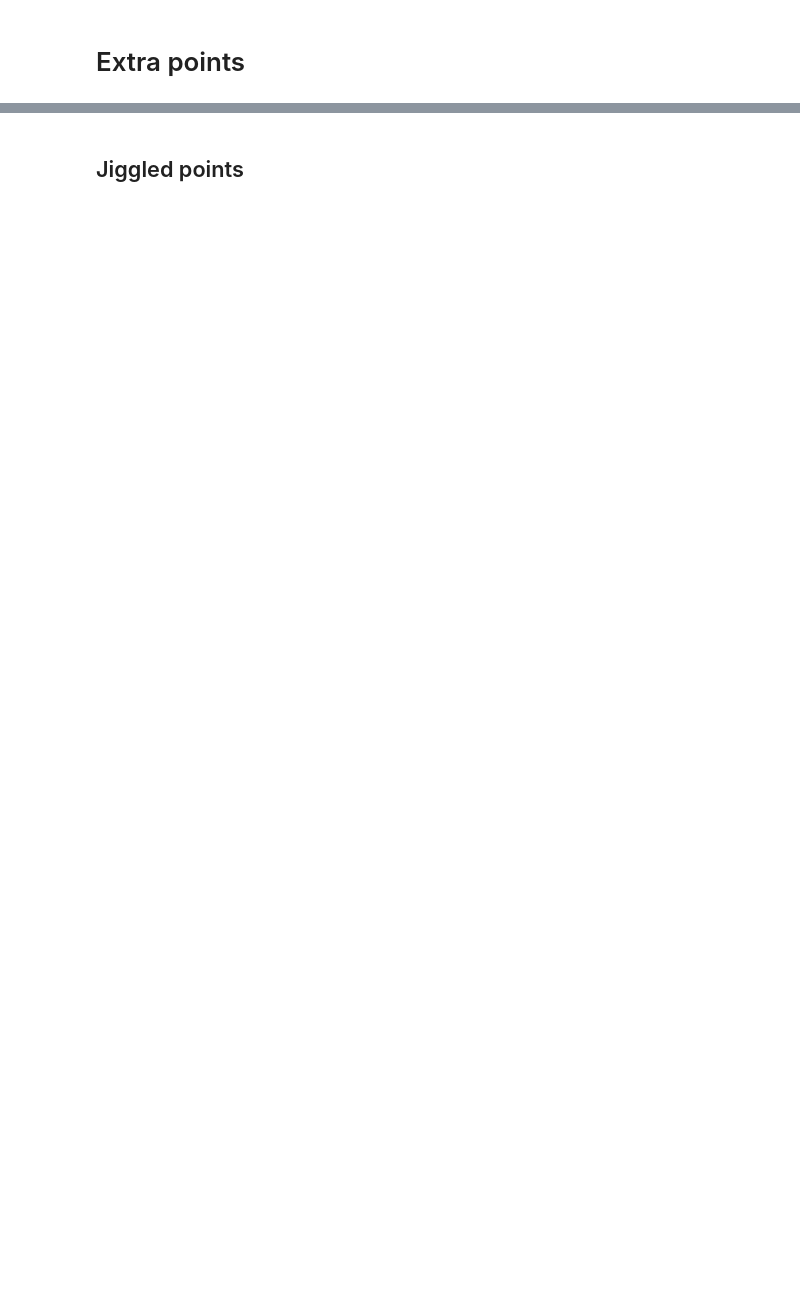
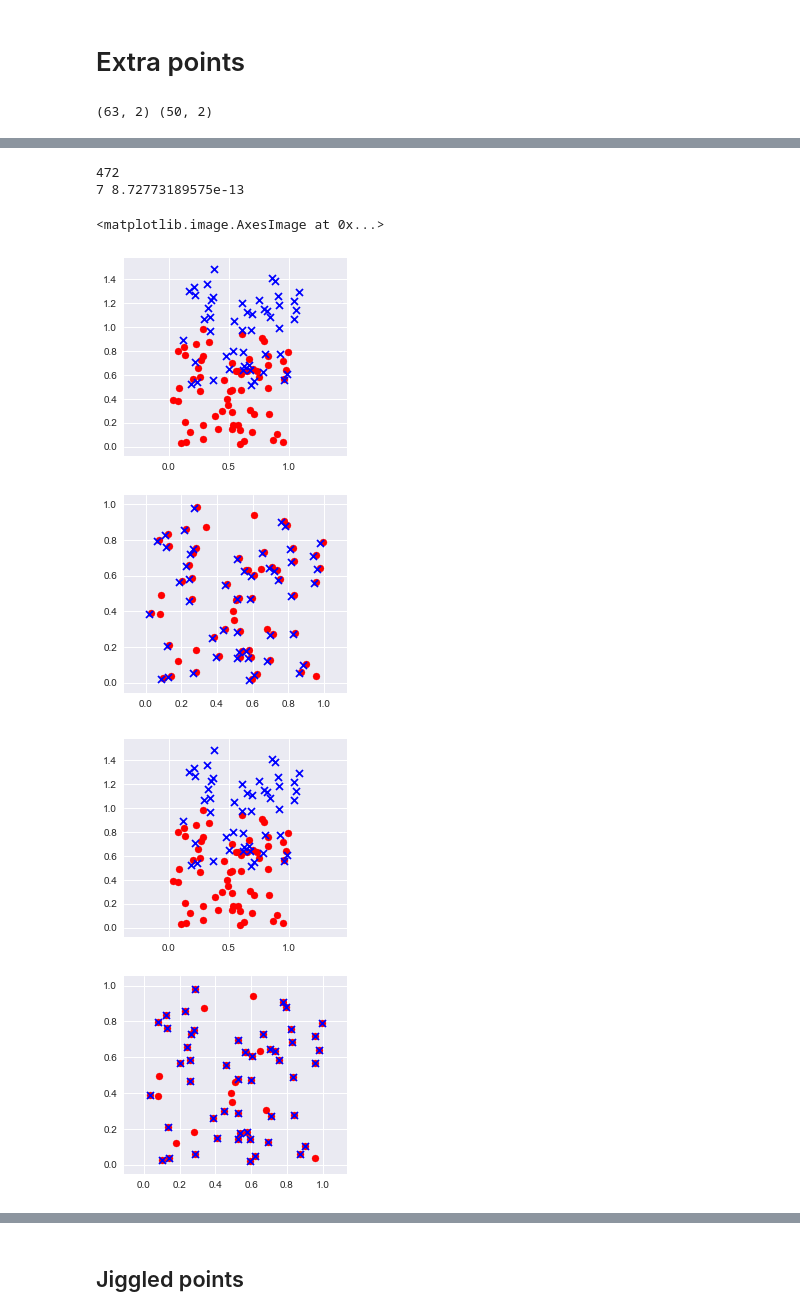
Before and after one commit to david-hoffman/pyPALM, a Jupyter notebook: notebooks/Point Matching testing internal implementation.ipynb, the cells around one changed output, grey strips where cells are left out. Drawn from its saved outputs; the diff is of its cells as text; code cells hidden in the pictures; blank space fills up the shorter version.

```diff
--- a/notebooks/Point Matching testing internal implementation.ipynb
+++ b/notebooks/Point Matching testing internal implementation.ipynb
@@ -468,21 +248,24 @@ plot_results(ps1, ps2, result2)
 trans = np.random.rand(1, 2) * 1
 
 realpnts = np.random.rand(50, 2)
-ps1 = np.concatenate((realpnts, np.random.rand(20, 2)), axis=0)
-ps2 = np.concatenate((realpnts, np.random.rand(20, 2)), axis=0) + trans
+ps1 = np.concatenate((realpnts, np.random.rand(np.random.randint(20), 2)), axis=0)
+ps2 = np.concatenate((realpnts, np.random.rand(np.random.randint(20), 2)), axis=0) + trans
+print(ps1.shape, ps2.shape)
+# %% [output]
+(63, 2) (50, 2)
 # %%
 kwargs1 = dict(t=None, sigma2=None, maxIterations=1000, tolerance=1e-6, w=0.2)
-kwargs2 = dict(tol=1e-6, maxiters=1000, weight=0.2, init_var=None, transform=None)
+kwargs2 = dict(tol=1e-6, maxiters=1000, weight=0.2, init_var=None)
 reg1 = translation_registration(ps1, ps2, **kwargs1)
-reg2 = TranslationCPD(ps1, ps2)
+reg2 = myreg.TranslationCPD(ps1, ps2)
 
 with np.errstate(invalid="raise"):
     result1 = reg1.register(None)
     result2 = reg2(**kwargs2)
-if not np.array_equal(result1[1], result2[1]):
     print(reg1.iteration)
-    print(reg2.iteration)
+    print(reg2.iteration, reg2.rmse)
 
     plot_results(ps1, ps2, result1[0])
-    plot_results(ps1, ps2, result2[0])
+    plot_results(ps1, ps2, result2)
+plt.matshow(reg2.p_old)
 # %% [output]
@@ -494,0 +274,5 @@ if not np.array_equal(result1[1], result2[1]):
+472
+7 8.72773189575e-13
+<matplotlib.image.AxesImage at 0x...>
+[figure, added]
+[figure, added]
```
Also changed, not shown: parts of 9 cells of this notebook, 1 other file.
